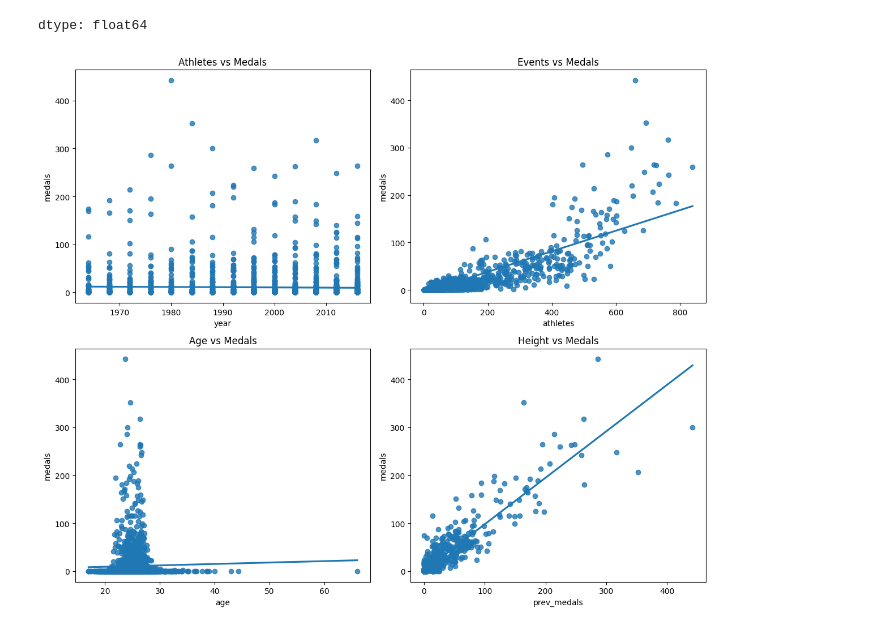
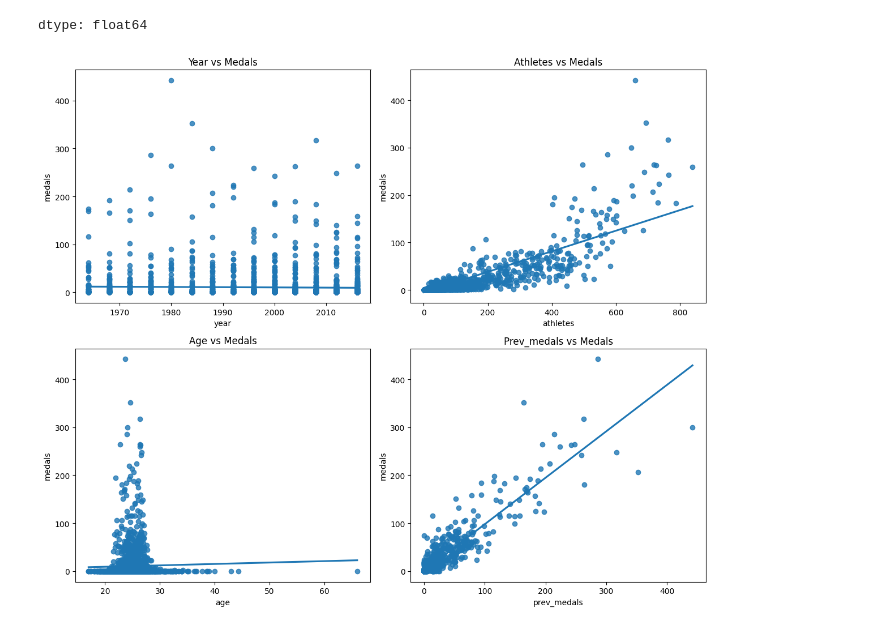
Before and after one commit to Nish613/OlympicMedals_MLPrediction, a Jupyter notebook: OlympicMedals_MLPrediction.ipynb, the cells around one changed output. Saved outputs shown, nothing was run; the diff lists cells and outputs as text; code cells hidden in the pictures.

```diff
--- a/OlympicMedals_MLPrediction.ipynb
+++ b/OlympicMedals_MLPrediction.ipynb
@@ -37,19 +46,19 @@ dtype: float64
 # %%
 fig, axes = plt.subplots(2, 2, figsize=(12, 10))
 
 sns.regplot(x="year", y="medals", data=teams, ci=None, ax=axes[0, 0])
-axes[0, 0].set_title("Athletes vs Medals")
+axes[0, 0].set_title("Year vs Medals")
 
 sns.regplot(x="athletes", y="medals", data=teams, ci=None, ax=axes[0, 1])
-axes[0, 1].set_title("Events vs Medals")
+axes[0, 1].set_title("Athletes vs Medals")
 
 sns.regplot(x="age", y="medals", data=teams, ci=None, ax=axes[1, 0])
 axes[1, 0].set_title("Age vs Medals")
 
 sns.regplot(x="prev_medals", y="medals", data=teams, ci=None, ax=axes[1, 1])
-axes[1, 1].set_title("Height vs Medals")
+axes[1, 1].set_title("Prev_medals vs Medals")
 
 plt.tight_layout()
 plt.show()
 # %% [output]
-[figure, old version]
+[figure, new version]
```
Also changed, not shown: parts of 14 cells of this notebook.
